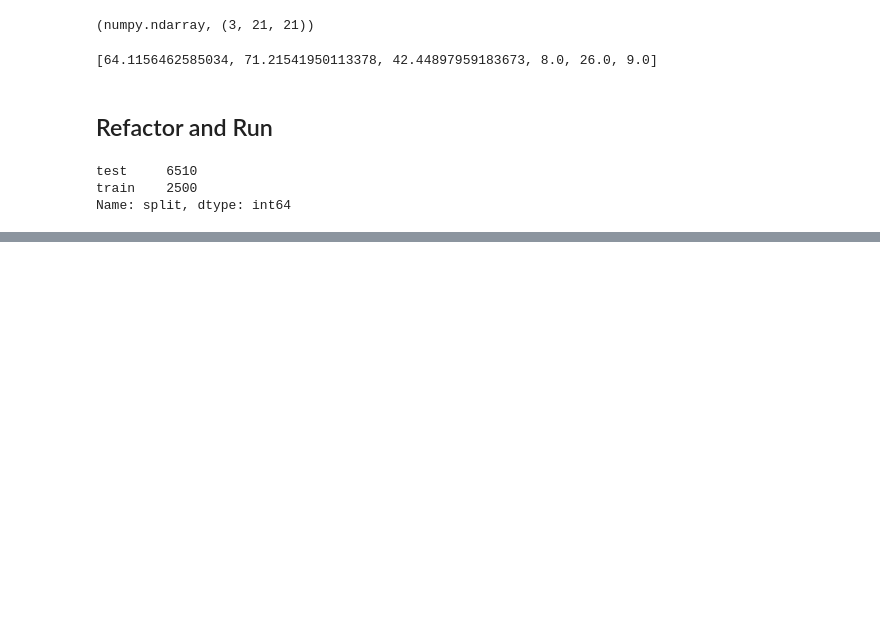
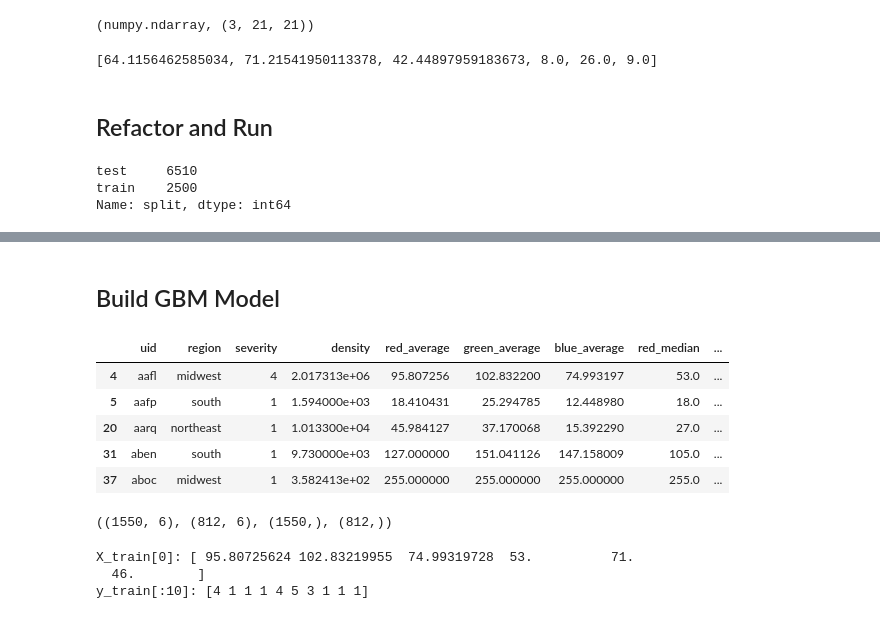
Before and after one commit to keenansamway/Algal-Bloom-Detection, a Jupyter notebook: EDA.ipynb, the cells around one changed output, grey strips where cells are left out. Drawn from its saved outputs; the diff is of its cells as text; code cells hidden in the pictures; blank space fills up the shorter version.

```diff
--- a/EDA.ipynb
+++ b/EDA.ipynb
@@ -786,0 +822,56 @@ image_features.to_csv(BENCHMARK_DATA_DIR / "image_features.csv", index=True)
+# %% [markdown]
+## Build GBM Model
+# %%
+# bring together train labels and features into one dataframe
+# this ensures the features array and labels array will be in same order
+train_data = train_labels.merge(
+    image_features, how="inner", left_on="uid", right_index=True, validate="1:1"
+)
+
+# split into train and validation
+rng = np.random.RandomState(30)
+train_data["split"] = rng.choice(
+    ["train", "validation"], size=len(train_data), replace=True, p=[0.67, 0.33]
+)
+
+train_data.head()
+# %% [output]
+|  | uid | region | severity | density | red_average | green_average | blue_average | red_median | ... |
+| 4 | aafl | midwest | 4 | 2.017313e+06 | 95.807256 | 102.832200 | 74.993197 | 53.0 | ... |
+| 5 | aafp | south | 1 | 1.594000e+03 | 18.410431 | 25.294785 | 12.448980 | 18.0 | ... |
+| 20 | aarq | northeast | 1 | 1.013300e+04 | 45.984127 | 37.170068 | 15.392290 | 27.0 | ... |
+| 31 | aben | south | 1 | 9.730000e+03 | 127.000000 | 151.041126 | 147.158009 | 105.0 | ... |
+| 37 | aboc | midwest | 1 | 3.582413e+02 | 255.000000 | 255.000000 | 255.000000 | 255.0 | ... |
+# %%
+# separate features and labels, and train and validation
+feature_cols = [
+    "red_average",
+    "green_average",
+    "blue_average",
+    "red_median",
+    "green_median",
+    "blue_median",
+]
+target_col = "severity"
+
+val_set_mask = train_data.split == "validation"
+X_train = train_data.loc[~val_set_mask, feature_cols].values
+y_train = train_data.loc[~val_set_mask, target_col]
+X_val = train_data.loc[val_set_mask, feature_cols].values
+y_val = train_data.loc[val_set_mask, target_col]
+
+# flatten label data into 1-d arrays
+y_train = y_train.values.flatten()
+y_val = y_val.values.flatten()
+
+X_train.shape, X_val.shape, y_train.shape, y_val.shape
+# %% [output]
+((1550, 6), (812, 6), (1550,), (812,))
+# %%
+# see an example of what the data looks like
+print("X_train[0]:", X_train[0])
+print("y_train[:10]:", y_train[:10])
+# %% [output]
+X_train[0]: [ 95.80725624 102.83219955  74.99319728  53.          71.
+  46.        ]
+y_train[:10]: [4 1 1 1 4 5 3 1 1 1]
```
Also changed, not shown: parts of 34 cells of this notebook.
